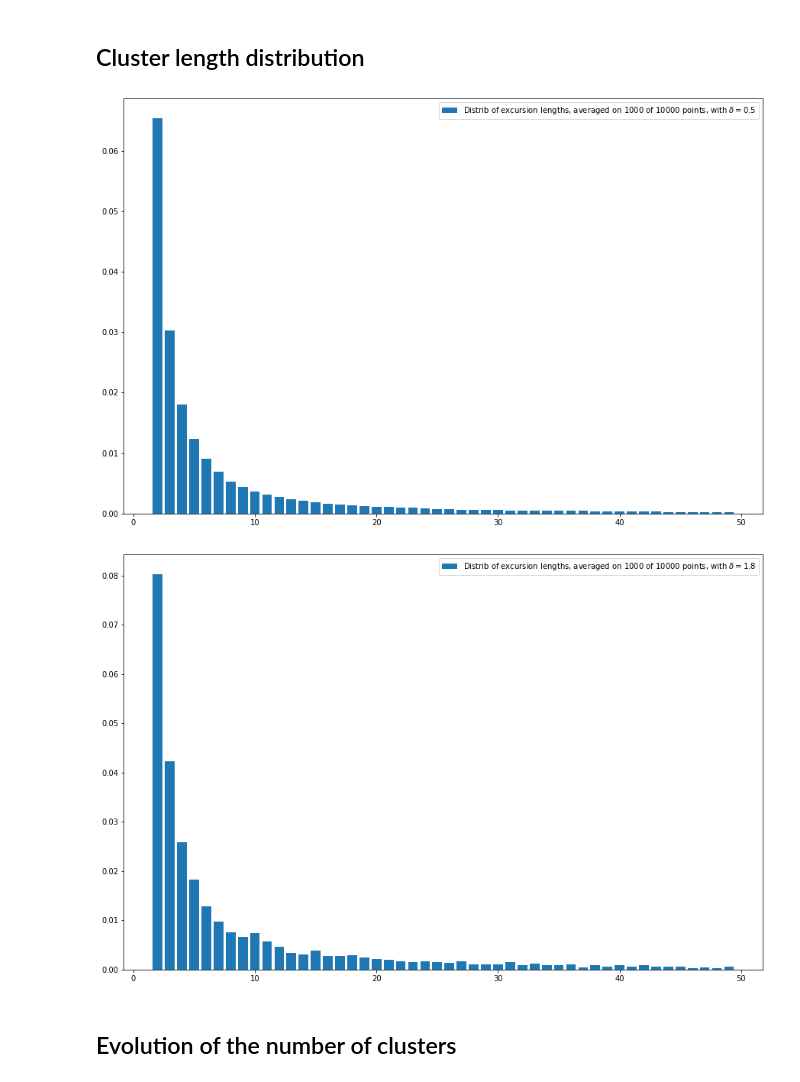
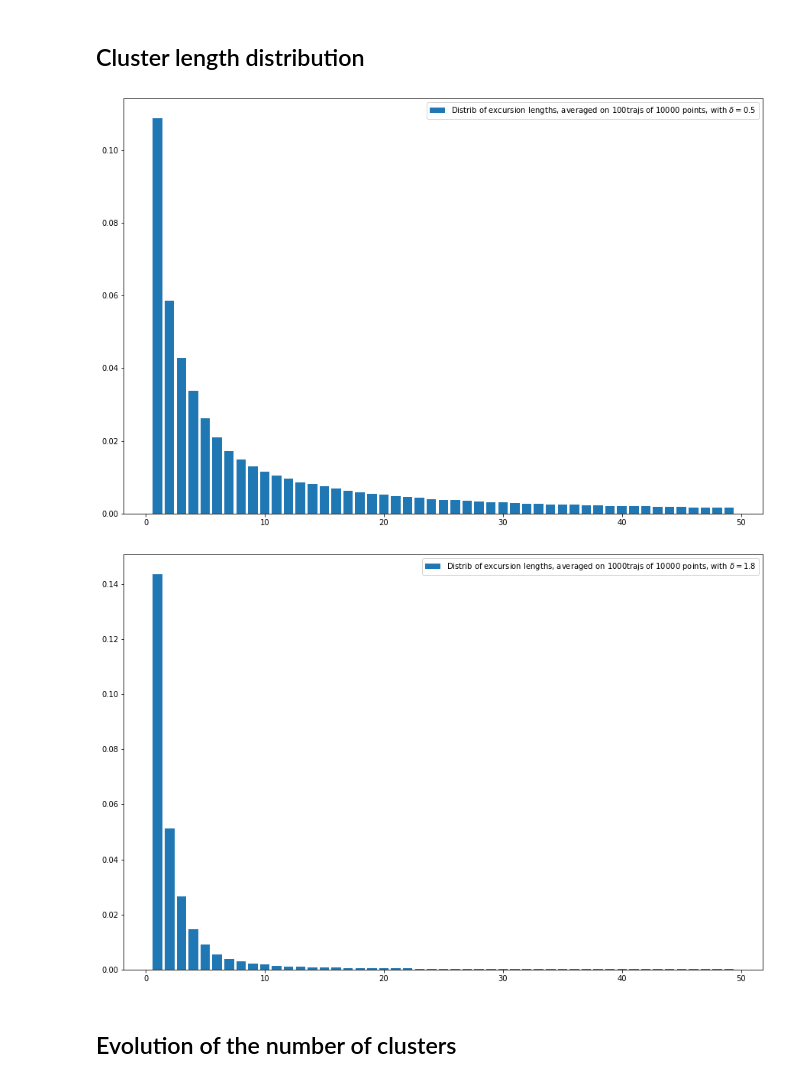
Before and after one commit to MatthieuDarcy/BMLPitmanYor, a Jupyter notebook: Simulation/Kingman Bessel Sampling.ipynb, the cells around one changed output. Drawn from its saved outputs; the diff is of its cells as text; code cells hidden in the pictures.

```diff
--- a/Simulation/Kingman Bessel Sampling.ipynb
+++ b/Simulation/Kingman Bessel Sampling.ipynb
@@ -208,38 +208,42 @@ We remark that even for dimensions $\delta < 2$, the trajectory never comes back
 # Excursion length sorting
 # %%
 def excursion_lengths(traj, thr=1e-1):
+  """
+  Take a Bessel process trajectory in input, an array of shape [n]
+  Output an array of shape [n], with at index i the length of the i_th longest excursion around 0 o the trajectory
+  """
   n = traj.shape[0]
   len_distrib = np.zeros(n)
   zeros = traj<thr
   zeros_ind = (np.cumsum(np.ones(n))-1)[zeros]
   lengths = zeros_ind[1:] - zeros_ind[:-1]
   for i in range(len(lengths)):
-    len_distrib[int(lengths[i])] += 1
-  return len_distrib
+    len_distrib[i] = int(lengths[i])
+  return -np.sort(-len_distrib)
 # %% [markdown]
 ## Cluster length distribution
 # %%
 delta = 0.5
 n = 10000
 n_trajs = 1000
 thr = 2e-2
 
 # Warning on the clusters of size 1, they are more than there should be, due to the discretization of the trajectory (cluster of size 1 contains many excursions of size strictly below too that shouldn't be there), and threshold to detect 0
 min_cluster = 1
 max_cluster = 50
 
 len_distrib = np.zeros(n)
 for i in range(n_trajs):
   traj = explicit_bessel(delta, n)
   len_distrib += excursion_lengths(traj, thr=thr)
 len_distrib /= n_trajs
 len_distrib /= len_distrib.sum()
 
 fig, ax = plt.subplots(figsize=(15,10))
-ax.bar(np.arange(min_cluster,max_cluster), len_distrib[min_cluster:max_cluster], label="Distrib of excursion lengths, averaged on "+str(n_trajs)"trajs of "+str(n)+" points, with $\delta=$"+str(delta))
+ax.bar(np.arange(min_cluster,max_cluster), len_distrib[min_cluster:max_cluster], label="Distrib of excursion lengths, averaged on "+str(n_trajs)+"trajs of "+str(n)+" points, with $\delta=$"+str(delta))
 _ = plt.legend()
 # %% [output]
-[figure, old version]
+[figure, new version]
 # %%
 delta = 1.8
 n = 10000
@@ -262,7 +266,7 @@ fig, ax = plt.subplots(figsize=(15,10))
 ax.bar(np.arange(min_cluster,max_cluster), len_distrib[min_cluster:max_cluster], label="Distrib of excursion lengths, averaged on "+str(n_trajs)+"trajs of "+str(n)+" points, with $\delta=$"+str(delta))
 _ = plt.legend()
 # %% [output]
-[figure, old version]
+[figure, new version]
 # %% [markdown]
 ## Evolution of the number of clusters
 # %% [markdown]
```
Also changed, not shown: parts of 13 cells of this notebook.
